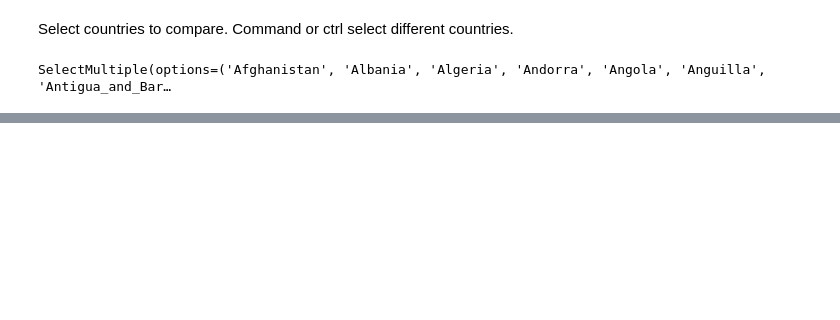
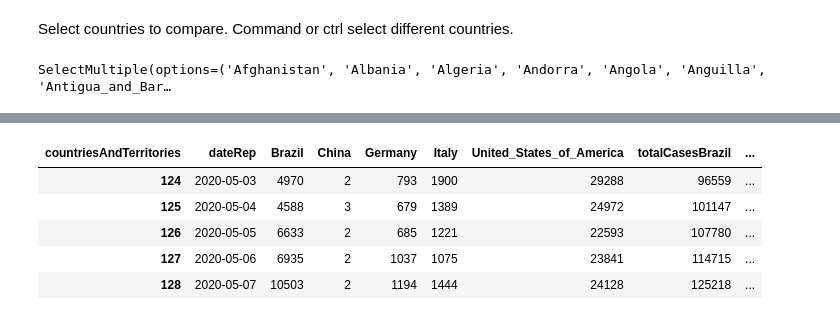
Before and after one commit to mavezum/Covid19-Analysis, a Jupyter notebook: CoronaData.ipynb, the cells around one changed output, grey strips where cells are left out. Saved outputs shown, nothing was run; the diff lists cells and outputs as text; code cells hidden in the pictures; blank space fills up the shorter version.

```diff
--- a/CoronaData.ipynb
+++ b/CoronaData.ipynb
@@ -69,17 +76,7 @@ sum(dfNewCases.United_States_of_America)
 # %%
-biggestLength = 0
-oldestCountry = '';
-newMergedDf = [];
 for country in analyzedCountries:
     colName = 'totalCases' + country
     dfNewCases[colName] = dfNewCases[country].cumsum() #use the cumulative sum to add all new cases up to now and calculate total cases
-    dfOver1000 = dfNewCases.loc[dfNewCases[colName] >= 1000]
-    if(len(dfOver1000) > biggestLength):
-        biggestLength = len(dfOver1000)
-        oldestCountry = country
-      #  newMergedDf = dfNewCases[dfNewCases[colName]] #totalData[totalData['countriesAndTerritories']
-       # newMergedDf[country] = dfNewCases[country]
 
-    datePassed1000 = dfOver1000.iloc[0].dateRep
-    print(country, 'passed 1000 cases on', datePassed1000)
+dfNewCases.tail()
 # %% [output]
@@ -90,0 +83,6 @@ United_States_of_America passed 1000 cases on 2020-03-11 00:00:00
+| countriesAndTerritories | dateRep | Brazil | China | Germany | Italy | United_States_of_America | totalCasesBrazil | ... |
+| 124 | 2020-05-03 | 4970 | 2 | 793 | 1900 | 29288 | 96559 | ... |
+| 125 | 2020-05-04 | 4588 | 3 | 679 | 1389 | 24972 | 101147 | ... |
+| 126 | 2020-05-05 | 6633 | 2 | 685 | 1221 | 22593 | 107780 | ... |
+| 127 | 2020-05-06 | 6935 | 2 | 1037 | 1075 | 23841 | 114715 | ... |
+| 128 | 2020-05-07 | 10503 | 2 | 1194 | 1444 | 24128 | 125218 | ... |
```
Also changed, not shown: parts of 7 cells of this notebook.
